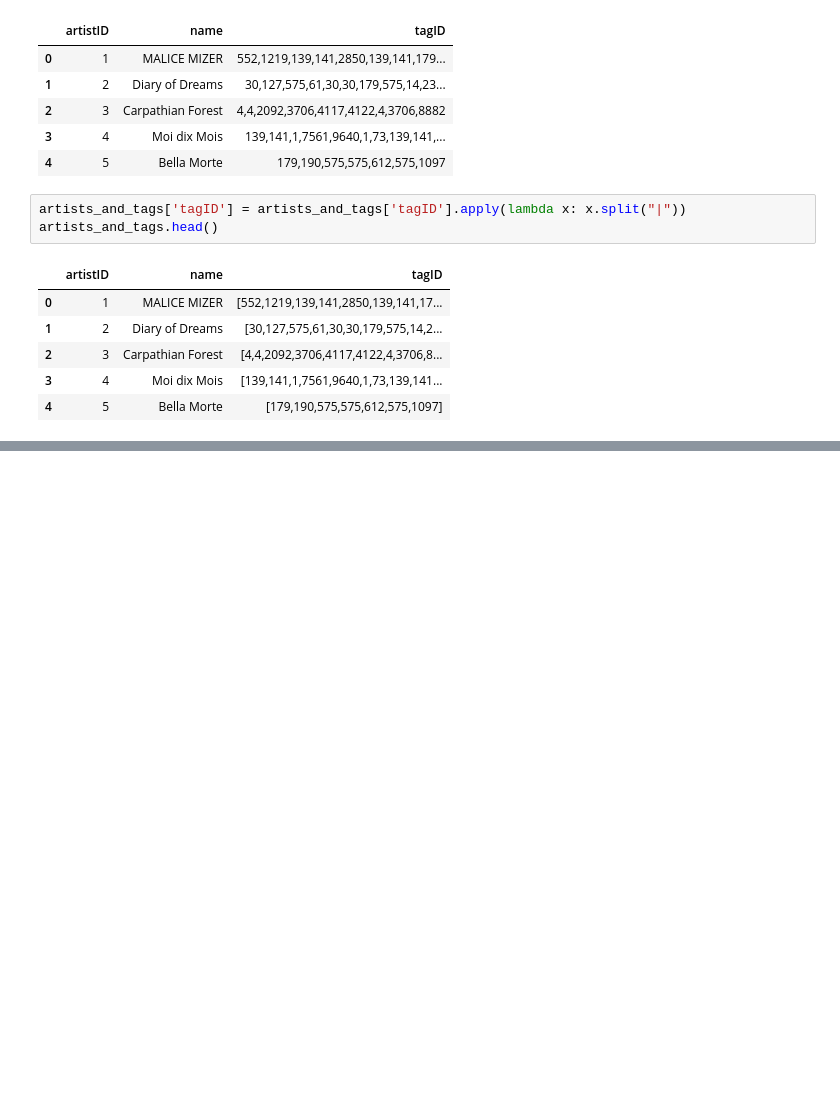
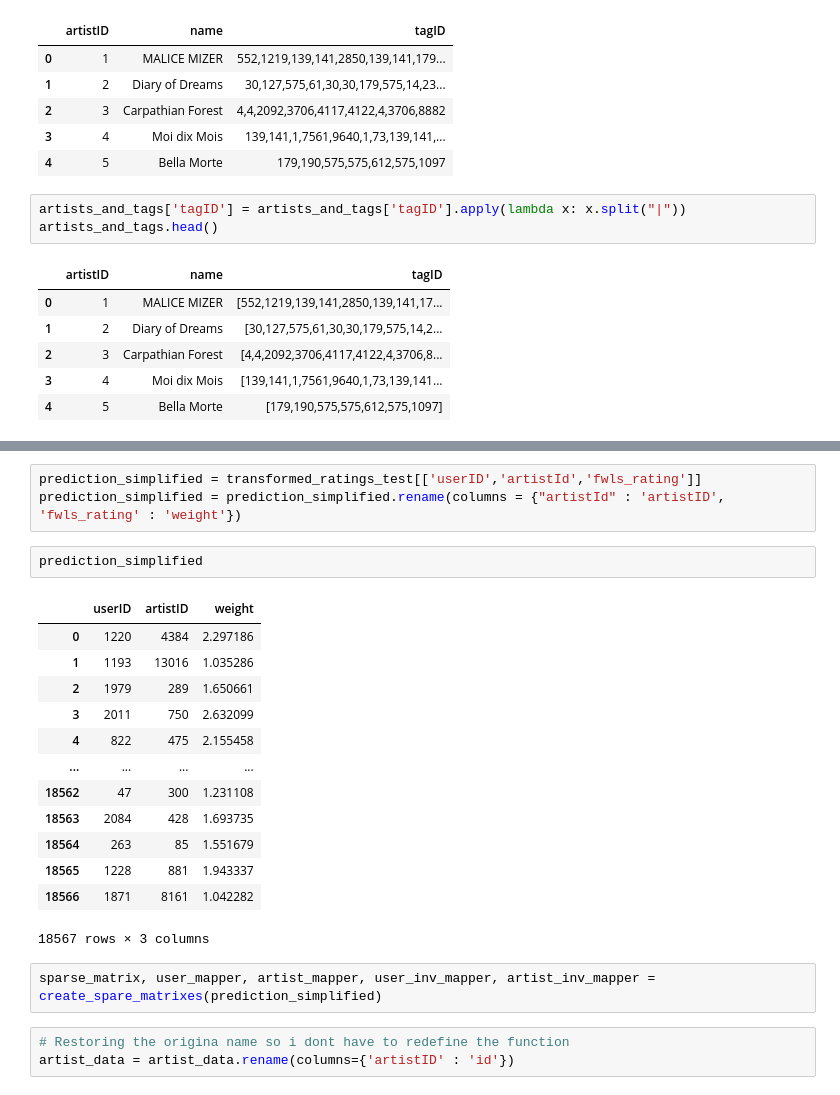
Before and after one commit to fercab24/SistemasDeRecomendacion, a Jupyter notebook: practico.ipynb, the cells around one changed output, grey strips where cells are left out. Saved outputs shown, nothing was run; the diff lists cells and outputs as text; blank space fills up the shorter version.

```diff
--- a/practico.ipynb
+++ b/practico.ipynb
@@ -677,0 +829,24 @@ artists_and_tags.head()
+# %%
+prediction_simplified = transformed_ratings_test[['userID','artistId','fwls_rating']]
+prediction_simplified = prediction_simplified.rename(columns = {"artistId" : 'artistID', 'fwls_rating' : 'weight'})
+# %%
+prediction_simplified
+# %% [output]
+|  | userID | artistID | weight |
+| 0 | 1220 | 4384 | 2.297186 |
+| 1 | 1193 | 13016 | 1.035286 |
+| 2 | 1979 | 289 | 1.650661 |
+| 3 | 2011 | 750 | 2.632099 |
+| 4 | 822 | 475 | 2.155458 |
+| ... | ... | ... | ... |
+| 18562 | 47 | 300 | 1.231108 |
+| 18563 | 2084 | 428 | 1.693735 |
+| 18564 | 263 | 85 | 1.551679 |
+| 18565 | 1228 | 881 | 1.943337 |
+| 18566 | 1871 | 8161 | 1.042282 |
+18567 rows × 3 columns
+# %%
+sparse_matrix, user_mapper, artist_mapper, user_inv_mapper, artist_inv_mapper = create_spare_matrixes(prediction_simplified)
+# %%
+# Restoring the origina name so i dont have to redefine the function
+artist_data = artist_data.rename(columns={'artistID' : 'id'})
```
Also changed, not shown: parts of 23 cells of this notebook, 1 other file.
